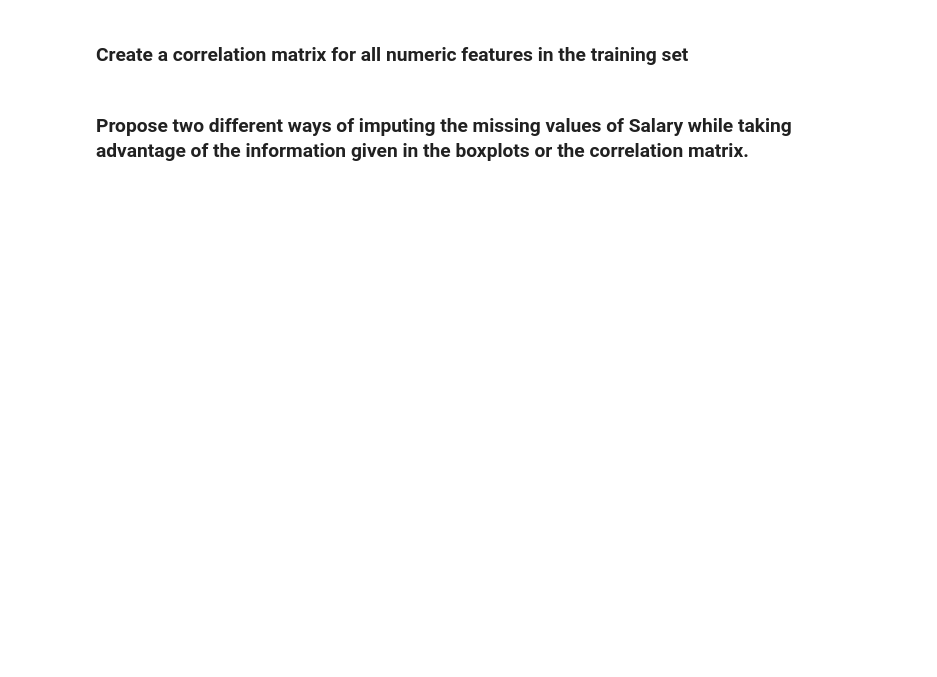
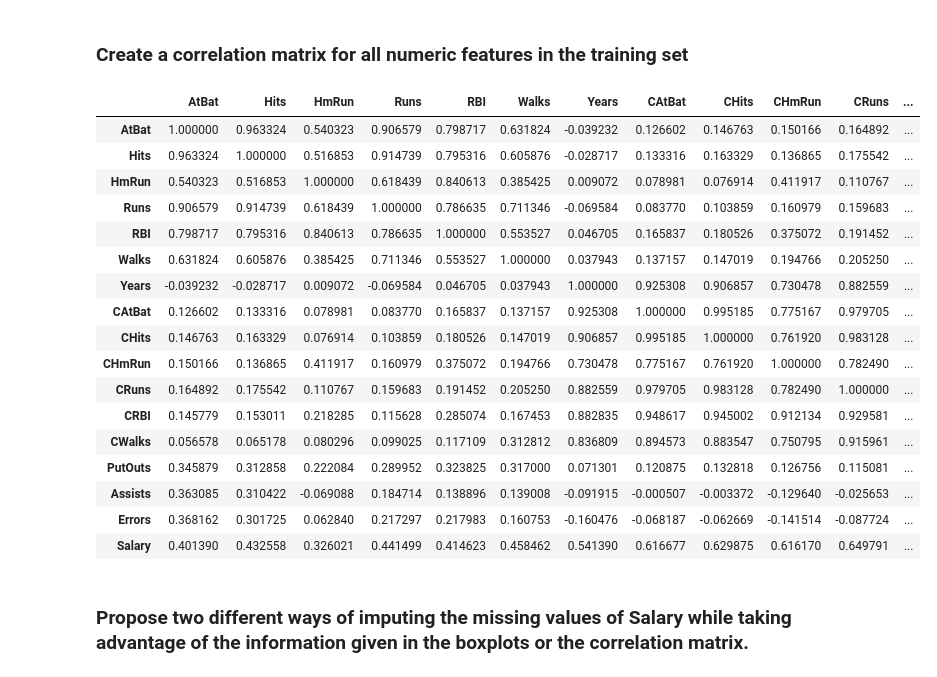
Before and after one commit to Divpath/code_2600, a Jupyter notebook: mod03_eda.ipynb, the cells around one changed output. Cells and saved outputs as stored; diff of their text form; code cells hidden in the pictures; blank space fills up the shorter version.

```diff
--- a/mod03_eda.ipynb
+++ b/mod03_eda.ipynb
@@ -109,6 +141,27 @@ Hint: the 'len' magic method returns the number of rows of a dataFrame.
 ### Create a correlation matrix for all numeric features in the training set
 # %%
 #fillin
+corr_matrix = Train[['AtBat', 'Hits', 'HmRun', 'Runs', 'RBI', 'Walks', 'Years', 'CAtBat', 'CHits', 'CHmRun', 'CRuns', 'CRBI', 'CWalks', 'PutOuts', 'Assists', 'Errors', 'Salary']].corr()
+corr_matrix
+# %% [output]
+|  | AtBat | Hits | HmRun | Runs | RBI | Walks | Years | CAtBat | CHits | CHmRun | CRuns | ... |
+| AtBat | 1.000000 | 0.963324 | 0.540323 | 0.906579 | 0.798717 | 0.631824 | -0.039232 | 0.126602 | 0.146763 | 0.150166 | 0.164892 | ... |
+| Hits | 0.963324 | 1.000000 | 0.516853 | 0.914739 | 0.795316 | 0.605876 | -0.028717 | 0.133316 | 0.163329 | 0.136865 | 0.175542 | ... |
+| HmRun | 0.540323 | 0.516853 | 1.000000 | 0.618439 | 0.840613 | 0.385425 | 0.009072 | 0.078981 | 0.076914 | 0.411917 | 0.110767 | ... |
+| Runs | 0.906579 | 0.914739 | 0.618439 | 1.000000 | 0.786635 | 0.711346 | -0.069584 | 0.083770 | 0.103859 | 0.160979 | 0.159683 | ... |
+| RBI | 0.798717 | 0.795316 | 0.840613 | 0.786635 | 1.000000 | 0.553527 | 0.046705 | 0.165837 | 0.180526 | 0.375072 | 0.191452 | ... |
+| Walks | 0.631824 | 0.605876 | 0.385425 | 0.711346 | 0.553527 | 1.000000 | 0.037943 | 0.137157 | 0.147019 | 0.194766 | 0.205250 | ... |
+| Years | -0.039232 | -0.028717 | 0.009072 | -0.069584 | 0.046705 | 0.037943 | 1.000000 | 0.925308 | 0.906857 | 0.730478 | 0.882559 | ... |
+| CAtBat | 0.126602 | 0.133316 | 0.078981 | 0.083770 | 0.165837 | 0.137157 | 0.925308 | 1.000000 | 0.995185 | 0.775167 | 0.979705 | ... |
+| CHits | 0.146763 | 0.163329 | 0.076914 | 0.103859 | 0.180526 | 0.147019 | 0.906857 | 0.995185 | 1.000000 | 0.761920 | 0.983128 | ... |
+| CHmRun | 0.150166 | 0.136865 | 0.411917 | 0.160979 | 0.375072 | 0.194766 | 0.730478 | 0.775167 | 0.761920 | 1.000000 | 0.782490 | ... |
+| CRuns | 0.164892 | 0.175542 | 0.110767 | 0.159683 | 0.191452 | 0.205250 | 0.882559 | 0.979705 | 0.983128 | 0.782490 | 1.000000 | ... |
+| CRBI | 0.145779 | 0.153011 | 0.218285 | 0.115628 | 0.285074 | 0.167453 | 0.882835 | 0.948617 | 0.945002 | 0.912134 | 0.929581 | ... |
+| CWalks | 0.056578 | 0.065178 | 0.080296 | 0.099025 | 0.117109 | 0.312812 | 0.836809 | 0.894573 | 0.883547 | 0.750795 | 0.915961 | ... |
+| PutOuts | 0.345879 | 0.312858 | 0.222084 | 0.289952 | 0.323825 | 0.317000 | 0.071301 | 0.120875 | 0.132818 | 0.126756 | 0.115081 | ... |
+| Assists | 0.363085 | 0.310422 | -0.069088 | 0.184714 | 0.138896 | 0.139008 | -0.091915 | -0.000507 | -0.003372 | -0.129640 | -0.025653 | ... |
+| Errors | 0.368162 | 0.301725 | 0.062840 | 0.217297 | 0.217983 | 0.160753 | -0.160476 | -0.068187 | -0.062669 | -0.141514 | -0.087724 | ... |
+| Salary | 0.401390 | 0.432558 | 0.326021 | 0.441499 | 0.414623 | 0.458462 | 0.541390 | 0.616677 | 0.629875 | 0.616170 | 0.649791 | ... |
 # %% [markdown]
 ### Propose two different ways of imputing the missing values of Salary while taking advantage of the information given in the boxplots or the correlation matrix.
 # %% [markdown]
```
Also changed, not shown: parts of 9 cells of this notebook.
